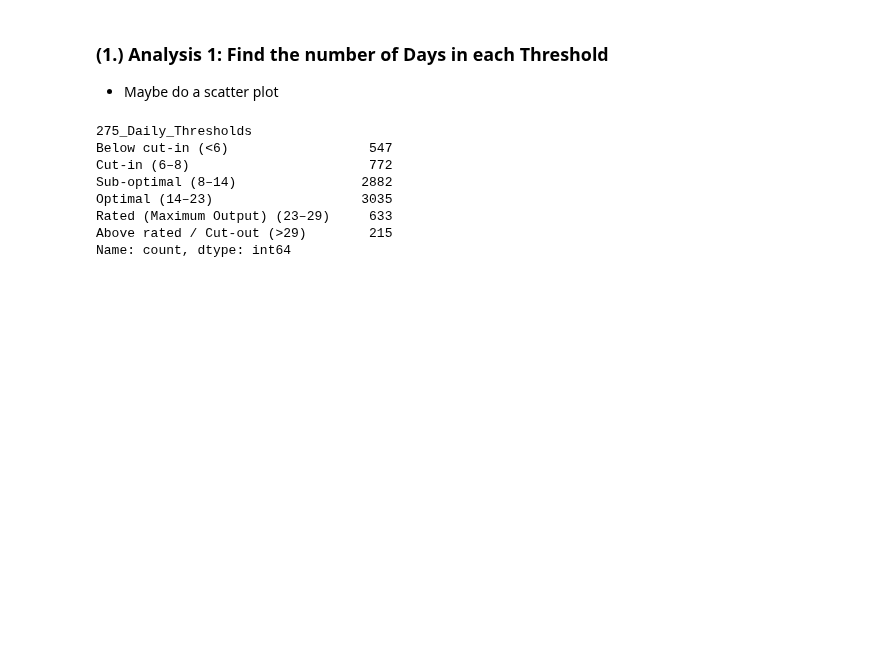
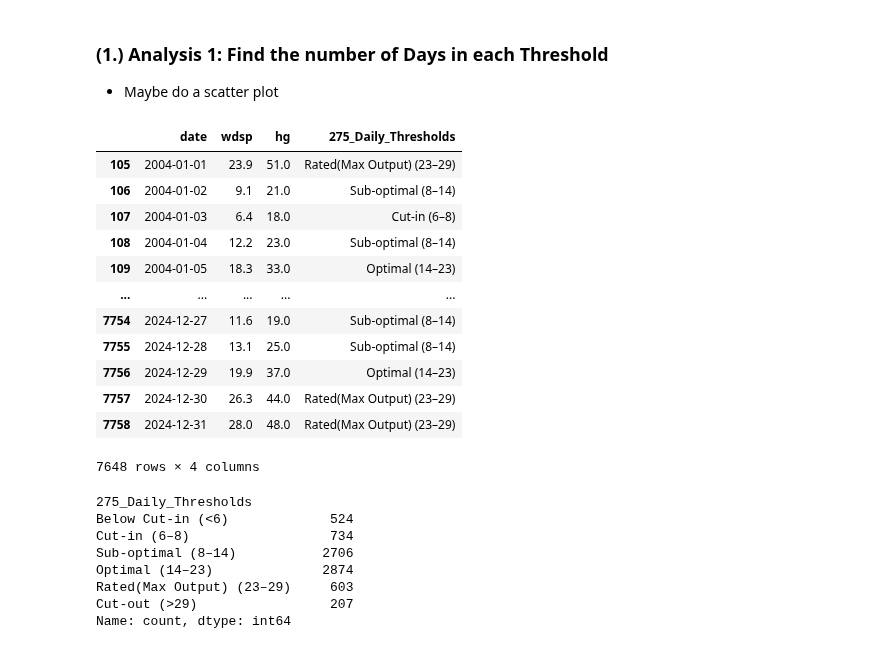
Before and after one commit to PectenMaximus/PFDA_2025_Project-, a Jupyter notebook: Project.ipynb, the cells around one changed output. Cells and saved outputs as stored; diff of their text form; code cells hidden in the pictures; blank space fills up the shorter version.

```diff
--- a/Project.ipynb
+++ b/Project.ipynb
@@ -660 +654,21 @@ labels = [
+# %%
+# Only look at data from 2004 to 2024 so we have a consistent 20 year time period for comparison with other stations
+data_275dl_WindOnly.loc[
+    (data_275dl_WindOnly["date"] >= "2004-01-01") &
+    (data_275dl_WindOnly["date"] <  "2025-01-01")
+]
+# %% [output]
+|  | date | wdsp | hg | 275_Daily_Thresholds |
+| 105 | 2004-01-01 | 23.9 | 51.0 | Rated(Max Output) (23–29) |
+| 106 | 2004-01-02 | 9.1 | 21.0 | Sub-optimal (8–14) |
+| 107 | 2004-01-03 | 6.4 | 18.0 | Cut-in (6–8) |
+| 108 | 2004-01-04 | 12.2 | 23.0 | Sub-optimal (8–14) |
+| 109 | 2004-01-05 | 18.3 | 33.0 | Optimal (14–23) |
+| ... | ... | ... | ... | ... |
+| 7754 | 2024-12-27 | 11.6 | 19.0 | Sub-optimal (8–14) |
+| 7755 | 2024-12-28 | 13.1 | 25.0 | Sub-optimal (8–14) |
+| 7756 | 2024-12-29 | 19.9 | 37.0 | Optimal (14–23) |
+| 7757 | 2024-12-30 | 26.3 | 44.0 | Rated(Max Output) (23–29) |
+| 7758 | 2024-12-31 | 28.0 | 48.0 | Rated(Max Output) (23–29) |
+7648 rows × 4 columns
 # %%
@@ -666,16 +680,16 @@ data_subset["275_Daily_Thresholds"] = pd.cut(
     right=False
 )
 # %%
-stage_counts = data_subset["275_Daily_Thresholds"].value_counts().sort_index()
+stage_counts = data_275dl_WindOnly["275_Daily_Thresholds"].value_counts().sort_index()
 
 print(stage_counts)
 # %% [output]
 275_Daily_Thresholds
-Below cut-in (<6)                  547
-Cut-in (6–8)                       772
-Sub-optimal (8–14)                2882
-Optimal (14–23)                   3035
-Rated (Maximum Output) (23–29)     633
-Above rated / Cut-out (>29)        215
+Below Cut-in (<6)             524
+Cut-in (6–8)                  734
+Sub-optimal (8–14)           2706
+Optimal (14–23)              2874
+Rated(Max Output) (23–29)     603
+Cut-out (>29)                 207
 Name: count, dtype: int64
 # %%
```
Also changed, not shown: parts of 12 cells of this notebook.
